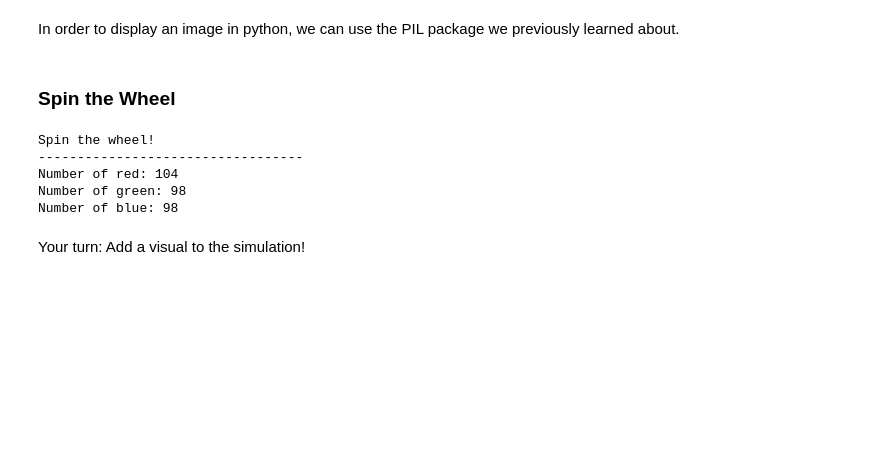
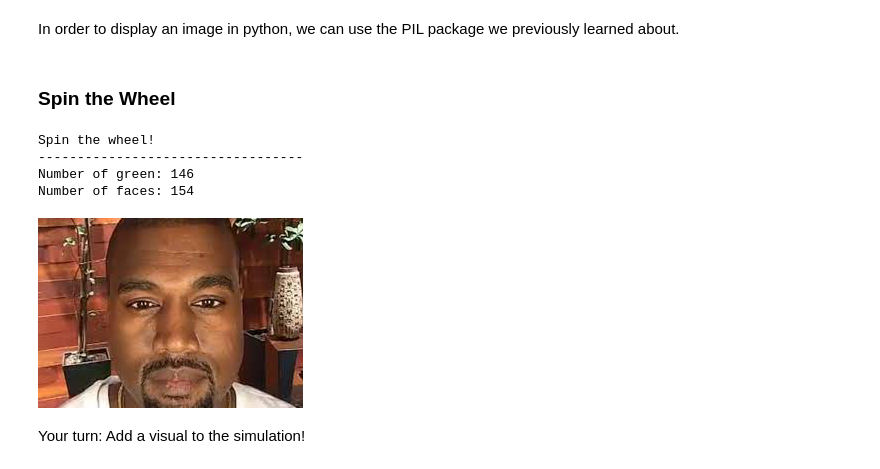
Before and after one commit to yuricoder07/myfiles, a Jupyter notebook: _notebooks/2023-04-25-P3M-Simulations.ipynb, the cells around one changed output. Saved outputs shown, nothing was run; the diff lists cells and outputs as text; code cells hidden in the pictures; blank space fills up the shorter version.

```diff
--- a/_notebooks/2023-04-25-P3M-Simulations.ipynb
+++ b/_notebooks/2023-04-25-P3M-Simulations.ipynb
@@ -144,33 +170,40 @@ In order to display an image in python, we can use the PIL package we previously
 ### Spin the Wheel
 # %%
 import random
+
+greenSquare = Image.open(r"images/green-square-16.png")
+kanye = Image.open(r"images/kanye.jpg")
 
 print("Spin the wheel!")
 print("----------------------------------")
 
 n = 300
-blue = 0
-red = 0
 green = 0
+face = 0
 
 for i in range(n):
-    spin = random.randint(1,3)
-    if spin == 1: # blue
-        blue = blue + 1
-    elif spin == 2: # green
+    spin = random.randint(1,2)
+    if spin == 1: # head
         green = green + 1
-    else:         # red
-        red = red + 1
+    else:         # tail
+        face = face + 1
 
-print('Number of red:', red)
 print('Number of green:', green)
-print('Number of blue:', blue)
+print('Number of faces:', face)
+
+if green > face:
+    display(greenSquare)
+elif face > green:
+    display(kanye)
+else:
+    display(greenSquare)
+    display(kanye)
 # %% [output]
 Spin the wheel!
 ----------------------------------
-Number of red: 104
-Number of green: 98
-Number of blue: 98
+Number of green: 146
+Number of faces: 154
+[figure, added]
 # %% [markdown]
 Your turn: Add a visual to the simulation!
 # %% [markdown]
```
Also changed, not shown: parts of 9 cells of this notebook, 4 other files.
